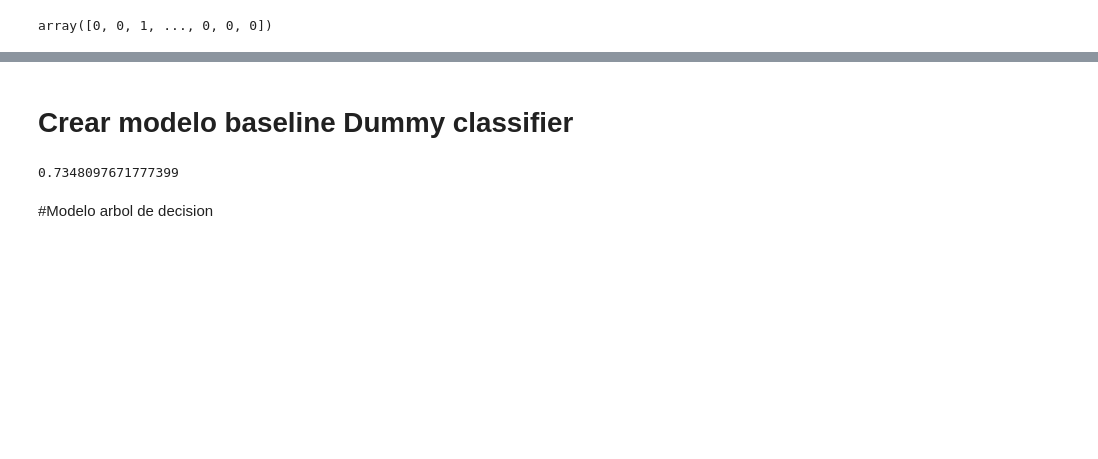
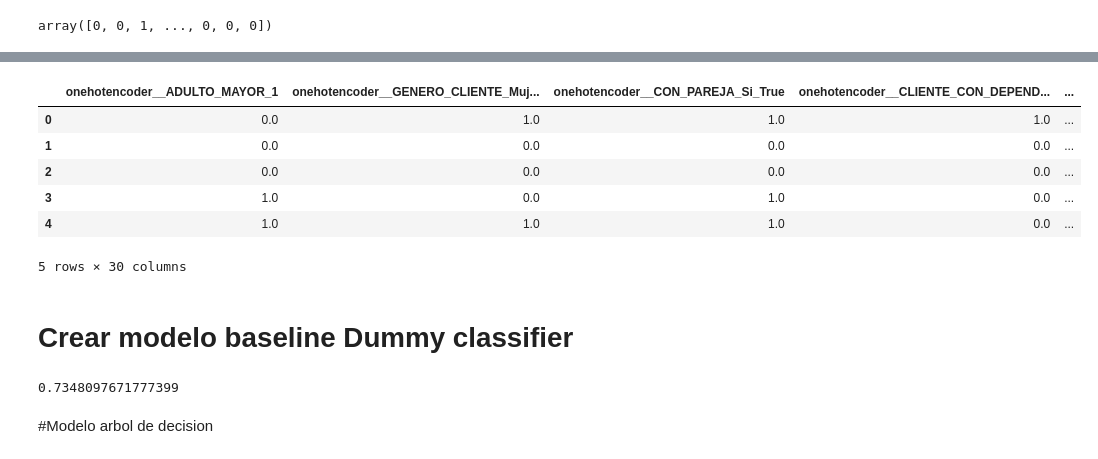
Before and after one commit to raohxxx/Telecom-2-challenge, a Jupyter notebook: telecomX2.ipynb, the cells around one changed output, grey strips where cells are left out. Cells and saved outputs as stored; diff of their text form; code cells hidden in the pictures; blank space fills up the shorter version.

Commit message:
creando X normalizado

```diff
--- a/telecomX2.ipynb
+++ b/telecomX2.ipynb
@@ -167,8 +167,8 @@ from sklearn.compose import make_column_transformer
 from sklearn.preprocessing import OneHotEncoder
 
 columnas = X.columns
-#columnas_numericas = ['ANTIGUEDAD_CLIENTE','CARGO_MENSUAL', 'CARGO_TOTAL']
-#columnasS=columnas.drop(columnas_numericas)
+columnas_numericas = ['ANTIGUEDAD_CLIENTE','CARGO_MENSUAL', 'CARGO_TOTAL']
+columnasS=columnas.drop(columnas_numericas)
 display(columnasS)
 # %% [output]
 Index(['ADULTO_MAYOR', 'GENERO_CLIENTE_Mujer', 'CON_PAREJA_Si',
@@ -247,0 +258,4 @@ array([0, 0, 1, ..., 0, 0, 0])
+# %%
+from sklearn.preprocessing import MinMaxScaler
+normalizacion=MinMaxScaler()
+X_norma=normalizacion.fit_transform(X)
@@ -248,3 +271,14 @@ array([0, 0, 1, ..., 0, 0, 0])
+# %%
+X_norma = pd.DataFrame(X_norma, columns = X.columns)
+display(X_norma.head())
+# %% [output]
+|  | onehotencoder__ADULTO_MAYOR_1 | onehotencoder__GENERO_CLIENTE_Muj... | onehotencoder__CON_PAREJA_Si_True | onehotencoder__CLIENTE_CON_DEPEND... | ... |
+| 0 | 0.0 | 1.0 | 1.0 | 1.0 | ... |
+| 1 | 0.0 | 0.0 | 0.0 | 0.0 | ... |
+| 2 | 0.0 | 0.0 | 0.0 | 0.0 | ... |
+| 3 | 1.0 | 0.0 | 1.0 | 0.0 | ... |
+| 4 | 1.0 | 1.0 | 1.0 | 0.0 | ... |
+5 rows × 30 columns
 # %%
 
 #X = X.astype(int)
```
Also changed, not shown: parts of 6 cells of this notebook.
